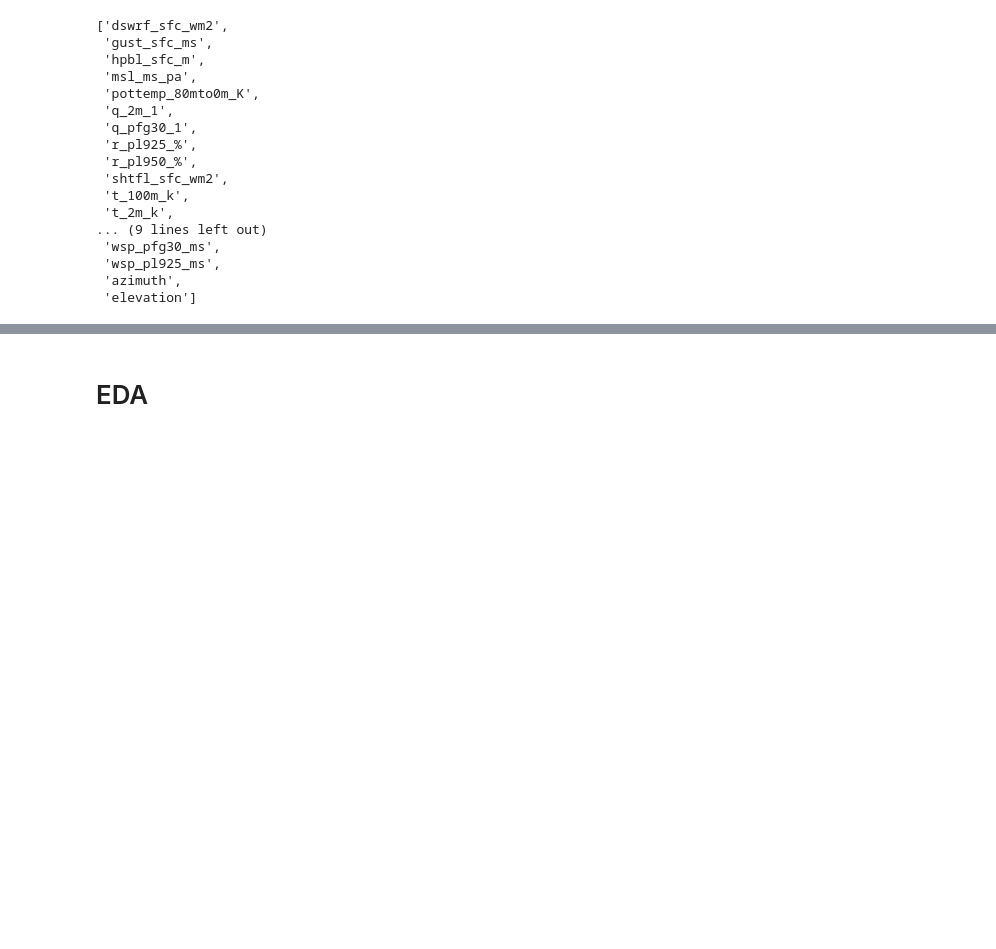
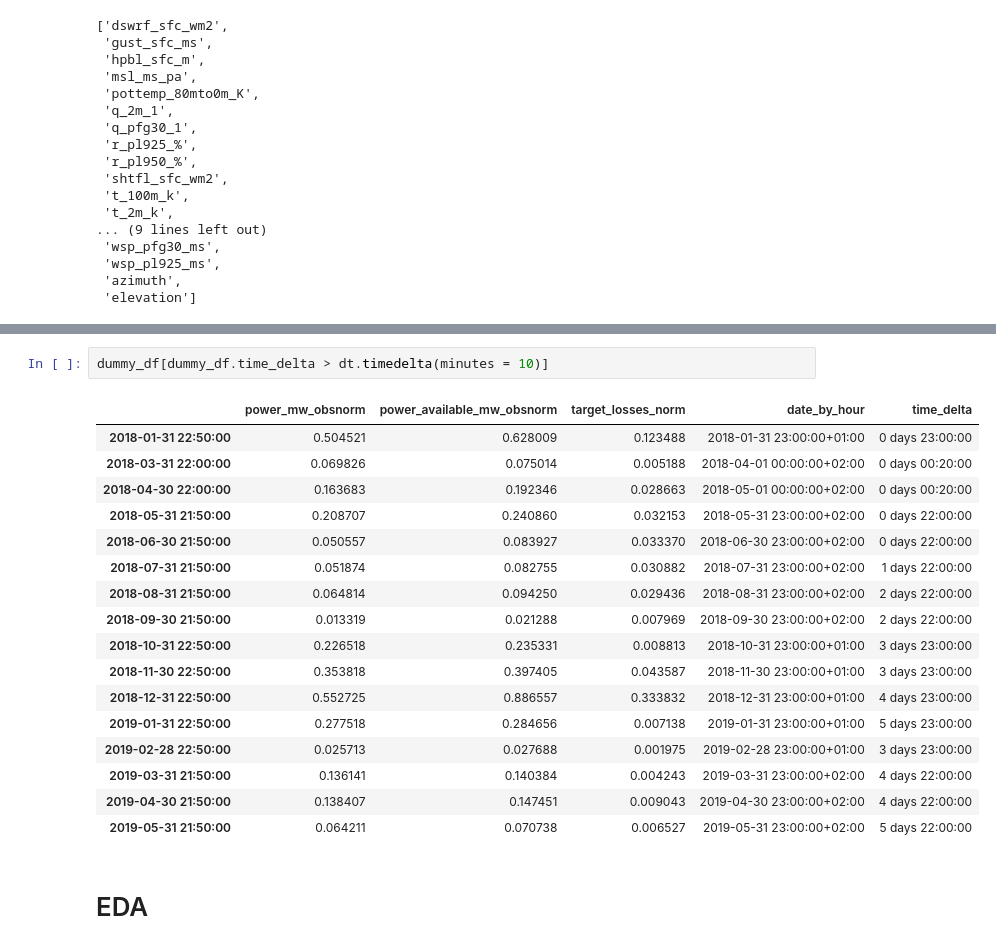
Before and after one commit to ThomTe314/capstone_quadra, a Jupyter notebook: Capstone ML.ipynb, the cells around one changed output, grey strips where cells are left out. Saved outputs shown, nothing was run; the diff lists cells and outputs as text; blank space fills up the shorter version.

```diff
--- a/Capstone ML.ipynb
+++ b/Capstone ML.ipynb
@@ -129,3 +168,23 @@ wthr_columns
+# %%
+dummy_df[dummy_df.time_delta > dt.timedelta(minutes = 10)]
+# %% [output]
+|  | power_mw_obsnorm | power_available_mw_obsnorm | target_losses_norm | date_by_hour | time_delta |
+| 2018-01-31 22:50:00 | 0.504521 | 0.628009 | 0.123488 | 2018-01-31 23:00:00+01:00 | 0 days 23:00:00 |
+| 2018-03-31 22:00:00 | 0.069826 | 0.075014 | 0.005188 | 2018-04-01 00:00:00+02:00 | 0 days 00:20:00 |
+| 2018-04-30 22:00:00 | 0.163683 | 0.192346 | 0.028663 | 2018-05-01 00:00:00+02:00 | 0 days 00:20:00 |
+| 2018-05-31 21:50:00 | 0.208707 | 0.240860 | 0.032153 | 2018-05-31 23:00:00+02:00 | 0 days 22:00:00 |
+| 2018-06-30 21:50:00 | 0.050557 | 0.083927 | 0.033370 | 2018-06-30 23:00:00+02:00 | 0 days 22:00:00 |
+| 2018-07-31 21:50:00 | 0.051874 | 0.082755 | 0.030882 | 2018-07-31 23:00:00+02:00 | 1 days 22:00:00 |
+| 2018-08-31 21:50:00 | 0.064814 | 0.094250 | 0.029436 | 2018-08-31 23:00:00+02:00 | 2 days 22:00:00 |
+| 2018-09-30 21:50:00 | 0.013319 | 0.021288 | 0.007969 | 2018-09-30 23:00:00+02:00 | 2 days 22:00:00 |
+| 2018-10-31 22:50:00 | 0.226518 | 0.235331 | 0.008813 | 2018-10-31 23:00:00+01:00 | 3 days 23:00:00 |
+| 2018-11-30 22:50:00 | 0.353818 | 0.397405 | 0.043587 | 2018-11-30 23:00:00+01:00 | 3 days 23:00:00 |
+| 2018-12-31 22:50:00 | 0.552725 | 0.886557 | 0.333832 | 2018-12-31 23:00:00+01:00 | 4 days 23:00:00 |
+| 2019-01-31 22:50:00 | 0.277518 | 0.284656 | 0.007138 | 2019-01-31 23:00:00+01:00 | 5 days 23:00:00 |
+| 2019-02-28 22:50:00 | 0.025713 | 0.027688 | 0.001975 | 2019-02-28 23:00:00+01:00 | 3 days 23:00:00 |
+| 2019-03-31 21:50:00 | 0.136141 | 0.140384 | 0.004243 | 2019-03-31 23:00:00+02:00 | 4 days 22:00:00 |
+| 2019-04-30 21:50:00 | 0.138407 | 0.147451 | 0.009043 | 2019-04-30 23:00:00+02:00 | 4 days 22:00:00 |
+| 2019-05-31 21:50:00 | 0.064211 | 0.070738 | 0.006527 | 2019-05-31 23:00:00+02:00 | 5 days 22:00:00 |
 # %% [markdown]
 # EDA
 # %%
```
Also changed, not shown: parts of 24 cells of this notebook, 1 other file.
